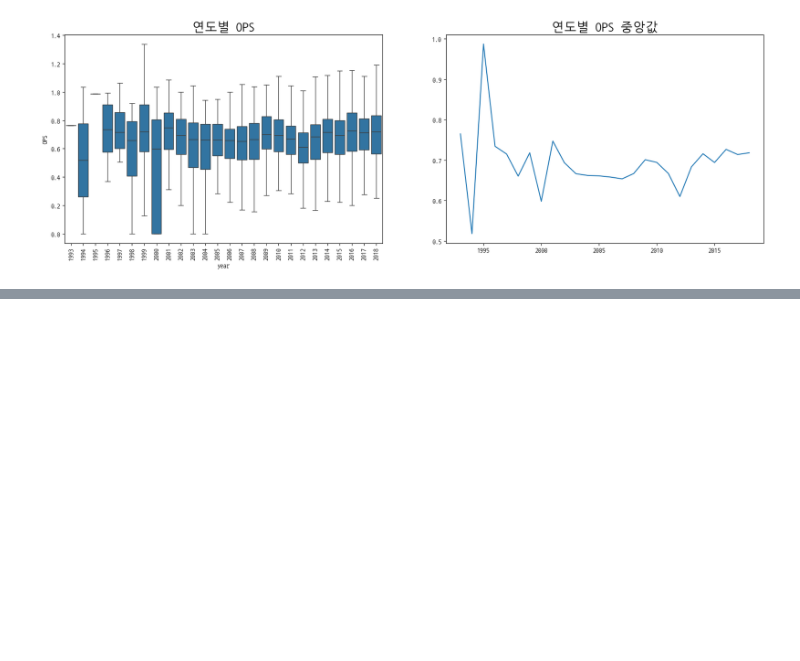
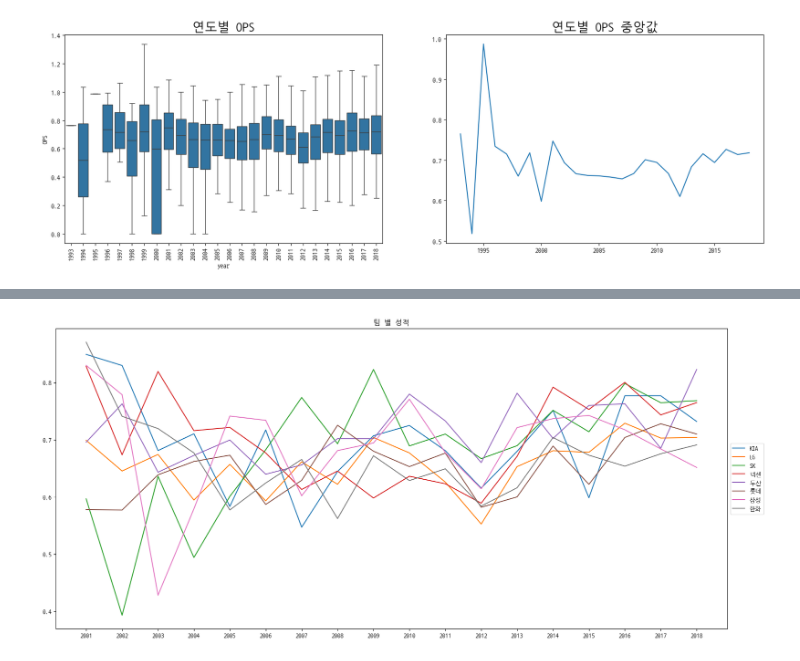
Before and after one commit to dlsdud9098/kbo_ops_predict, a Jupyter notebook: main.ipynb, the cells around one changed output, grey strips where cells are left out. Saved outputs shown, nothing was run; the diff lists cells and outputs as text; code cells hidden in the pictures; blank space fills up the shorter version.

```diff
--- a/main.ipynb
+++ b/main.ipynb
@@ -778,0 +819,20 @@ plt.show()
+# %%
+'''
+전신 팀의 경우, 팀 이름은 현재 팀으로 간주한다.
+ex) 해태, 기아 -> 기아
+'''
+team_list = set(regular_season['team']) # 팀 목록
+
+new_team_dict = {
+    '해태': 'KIA',
+    'OB': '두산',
+    '현대': '넥센',
+    '우리': '넥센',
+    '히어로즈': '넥센',
+}
+
+regular_season['team'] = regular_season['team'].map(new_team_dict).fillna(regular_season['team'])
+
+# 피벗 테이블 만들기
+regular_season_pivot = regular_season.pivot_table(index=['team'], columns='year', values='OPS', aggfunc='median')
+display(regular_season_pivot)
@@ -778,0 +853,22 @@ plt.show()
+# %%
+'''
+비교적 최근에 창단되어 데이터가 없는 팀(NC, KT)은 데이터가 적기 때문에 제외한다.
+또한 데이터가 없는 팀(쌍방울)도 제외한다.
+그리고 모든 팀이  데이터가 있는 01년부터 OPS 값을 살펴보려고 한다.
+'''
+
+# 01년 이후 NaN 값이 있는 팀은 제외
+team_list = regular_season_pivot.loc[:, 2001:].isna().sum(axis=1) <= 0
+
+plt.figure(figsize=(20,9))
+plt.plot(regular_season_pivot.loc[team_list, 2001:].T)
+plt.legend(regular_season_pivot.loc[team_list, 2001:].T.columns, loc='center left', bbox_to_anchor=(1, 0.5))
+plt.xticks(regular_season_pivot.loc[team_list, 2001:].columns)
+plt.title('팀별 성적')
+plt.show()
+
+'''
+하지만 위에서 봤듯이 OPS가 그나마 중앙에 모여있는 2005년 이전(사실 대부분)이 데이터의 수가 매우 적다.
+''';
+# %% [output]
+[figure, added]
```
Also changed, not shown: parts of 6 cells of this notebook.
